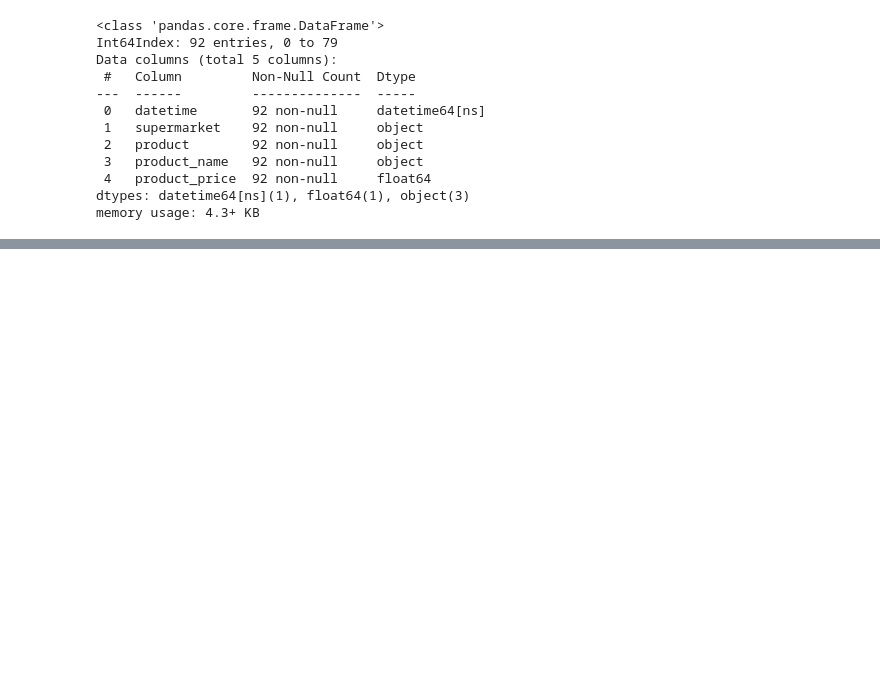
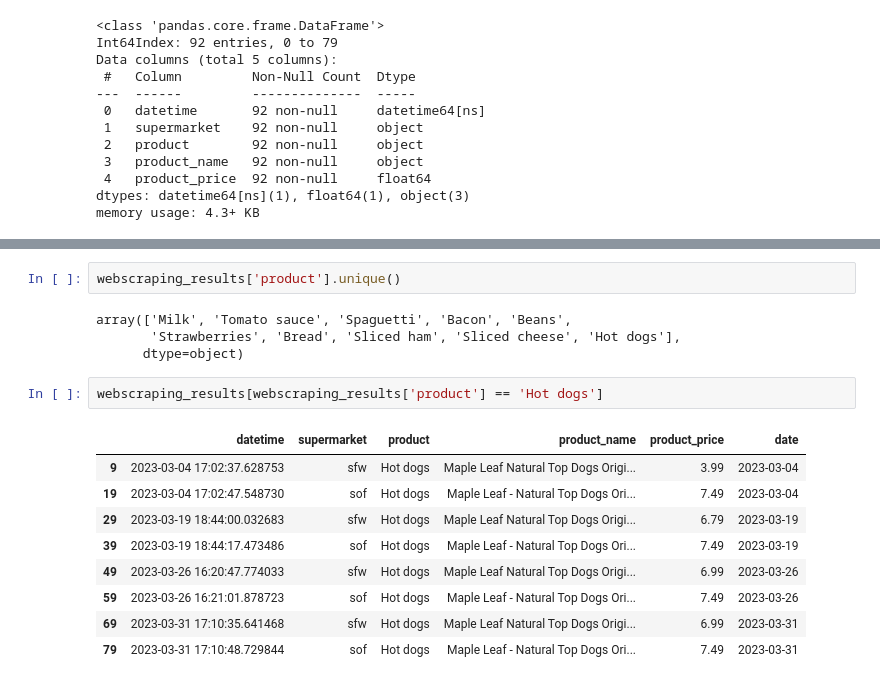
Before and after one commit to clayamakita/webscraping_project_01, a Jupyter notebook: analysis_webscraping.ipynb, the cells around one changed output, grey strips where cells are left out. Drawn from its saved outputs; the diff is of its cells as text; blank space fills up the shorter version.

```diff
--- a/analysis_webscraping.ipynb
+++ b/analysis_webscraping.ipynb
@@ -122,0 +126,18 @@ webscraping_results
+# %%
+webscraping_results['product'].unique()
+# %% [output]
+array(['Milk', 'Tomato sauce', 'Spaguetti', 'Bacon', 'Beans',
+       'Strawberries', 'Bread', 'Sliced ham', 'Sliced cheese', 'Hot dogs'],
+      dtype=object)
+# %%
+webscraping_results[webscraping_results['product'] == 'Hot dogs']
+# %% [output]
+|  | datetime | supermarket | product | product_name | product_price | date |
+| 9 | 2023-03-04 17:02:37.628753 | sfw | Hot dogs | Maple Leaf Natural Top Dogs Origi... | 3.99 | 2023-03-04 |
+| 19 | 2023-03-04 17:02:47.548730 | sof | Hot dogs | Maple Leaf - Natural Top Dogs Ori... | 7.49 | 2023-03-04 |
+| 29 | 2023-03-19 18:44:00.032683 | sfw | Hot dogs | Maple Leaf Natural Top Dogs Origi... | 6.79 | 2023-03-19 |
+| 39 | 2023-03-19 18:44:17.473486 | sof | Hot dogs | Maple Leaf - Natural Top Dogs Ori... | 7.49 | 2023-03-19 |
+| 49 | 2023-03-26 16:20:47.774033 | sfw | Hot dogs | Maple Leaf Natural Top Dogs Origi... | 6.99 | 2023-03-26 |
+| 59 | 2023-03-26 16:21:01.878723 | sof | Hot dogs | Maple Leaf - Natural Top Dogs Ori... | 7.49 | 2023-03-26 |
+| 69 | 2023-03-31 17:10:35.641468 | sfw | Hot dogs | Maple Leaf Natural Top Dogs Origi... | 6.99 | 2023-03-31 |
+| 79 | 2023-03-31 17:10:48.729844 | sof | Hot dogs | Maple Leaf - Natural Top Dogs Ori... | 7.49 | 2023-03-31 |
```
Also changed, not shown: parts of 7 cells of this notebook.
